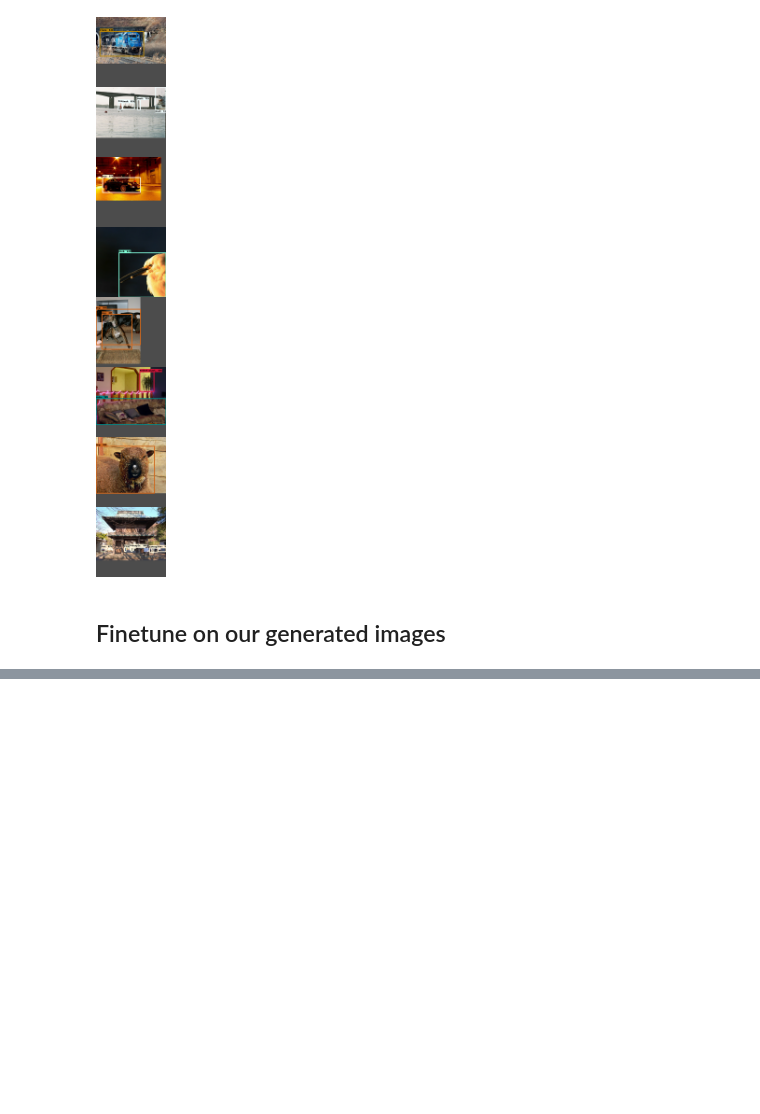
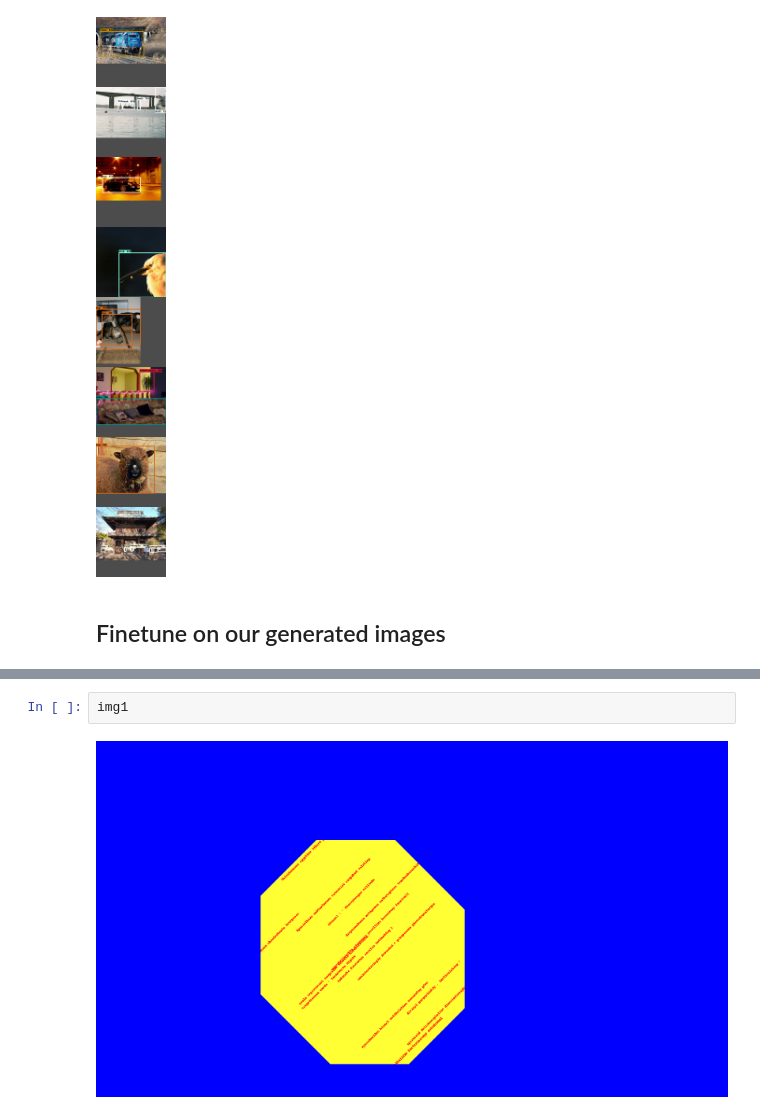
Before and after one commit to alixintong/btt-ai-know-your-customer, a Jupyter notebook: pix2seq_finetuning_object_detection.ipynb, the cells around one changed output, grey strips where cells are left out. Drawn from its saved outputs; the diff is of its cells as text; blank space fills up the shorter version.

```diff
--- a/pix2seq_finetuning_object_detection.ipynb
+++ b/pix2seq_finetuning_object_detection.ipynb
@@ -255,0 +576,4 @@ Image.fromarray(np.uint8(im.numpy() * 255))
+# %%
+img1
+# %% [output]
+[figure, added]
```
Also changed, not shown: parts of 36 cells of this notebook.
